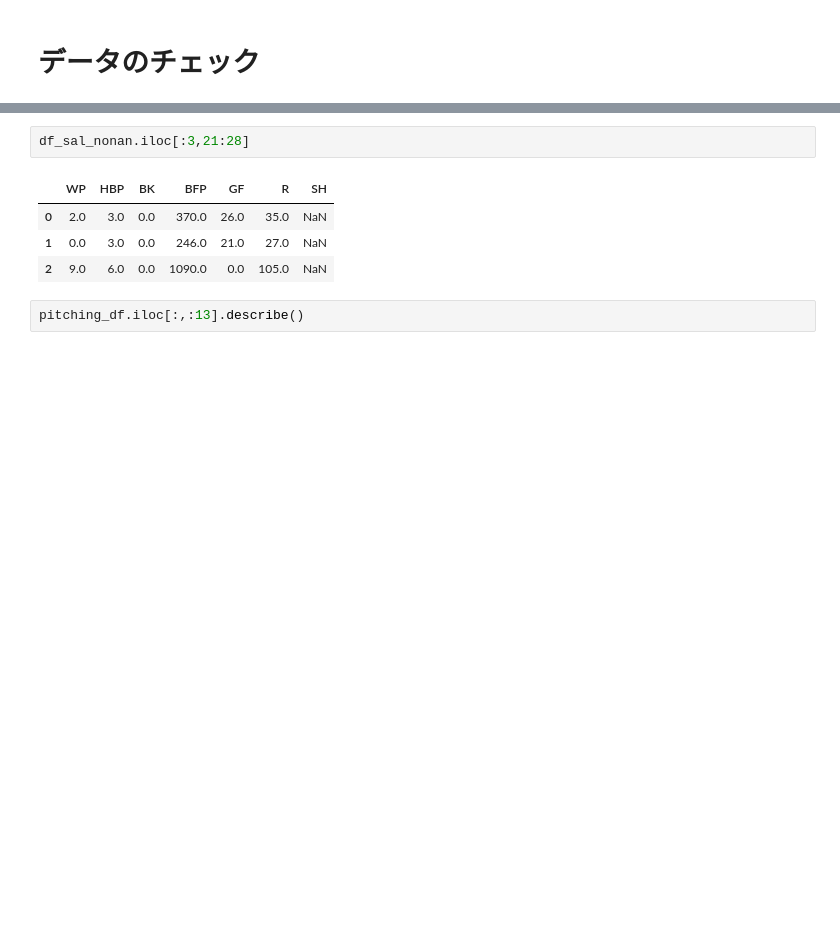
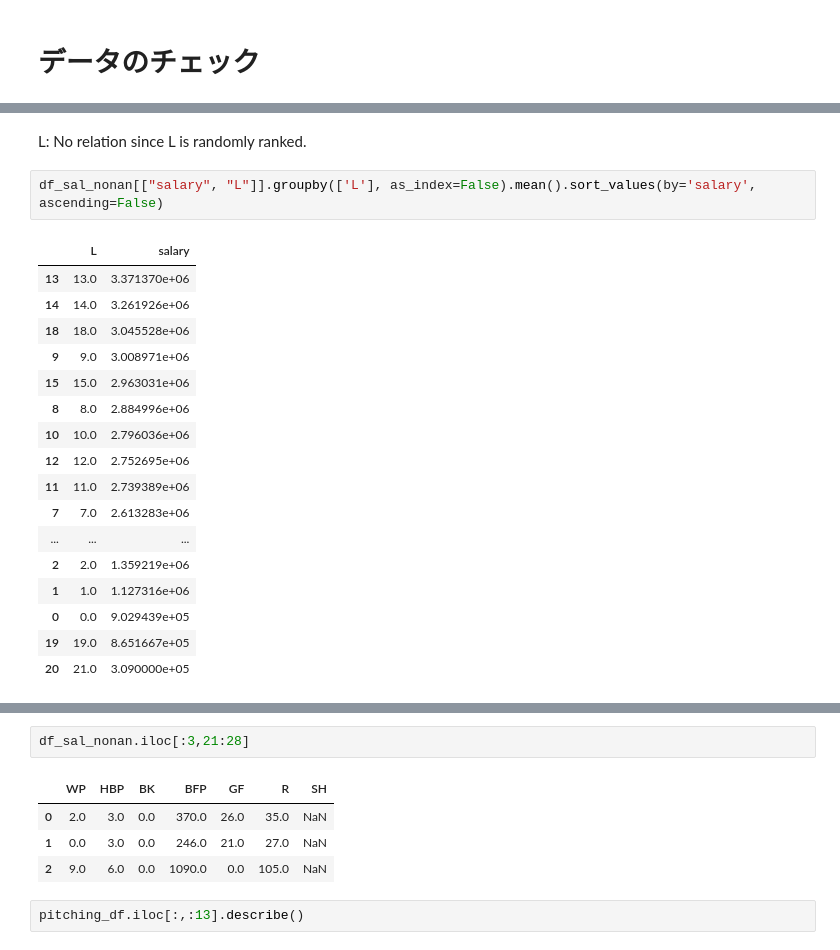
Before and after one commit to lasershow/lab-py, a Jupyter notebook: ipython/dic20171001_mlb.ipynb, the cells around one changed output, grey strips where cells are left out. Saved outputs shown, nothing was run; the diff lists cells and outputs as text; blank space fills up the shorter version.

```diff
--- a/ipython/dic20171001_mlb.ipynb
+++ b/ipython/dic20171001_mlb.ipynb
@@ -89,0 +295,22 @@ dtype: int64
+# %% [markdown]
+L: No relation since L is randomly ranked.
+# %%
+df_sal_nonan[["salary", "L"]].groupby(['L'], as_index=False).mean().sort_values(by='salary', ascending=False)
+# %% [output]
+|  | L | salary |
+| 13 | 13.0 | 3.371370e+06 |
+| 14 | 14.0 | 3.261926e+06 |
+| 18 | 18.0 | 3.045528e+06 |
+| 9 | 9.0 | 3.008971e+06 |
+| 15 | 15.0 | 2.963031e+06 |
+| 8 | 8.0 | 2.884996e+06 |
+| 10 | 10.0 | 2.796036e+06 |
+| 12 | 12.0 | 2.752695e+06 |
+| 11 | 11.0 | 2.739389e+06 |
+| 7 | 7.0 | 2.613283e+06 |
+| ... | ... | ... |
+| 2 | 2.0 | 1.359219e+06 |
+| 1 | 1.0 | 1.127316e+06 |
+| 0 | 0.0 | 9.029439e+05 |
+| 19 | 19.0 | 8.651667e+05 |
+| 20 | 21.0 | 3.090000e+05 |
```
Also changed, not shown: parts of 66 cells of this notebook, 6 other files.
